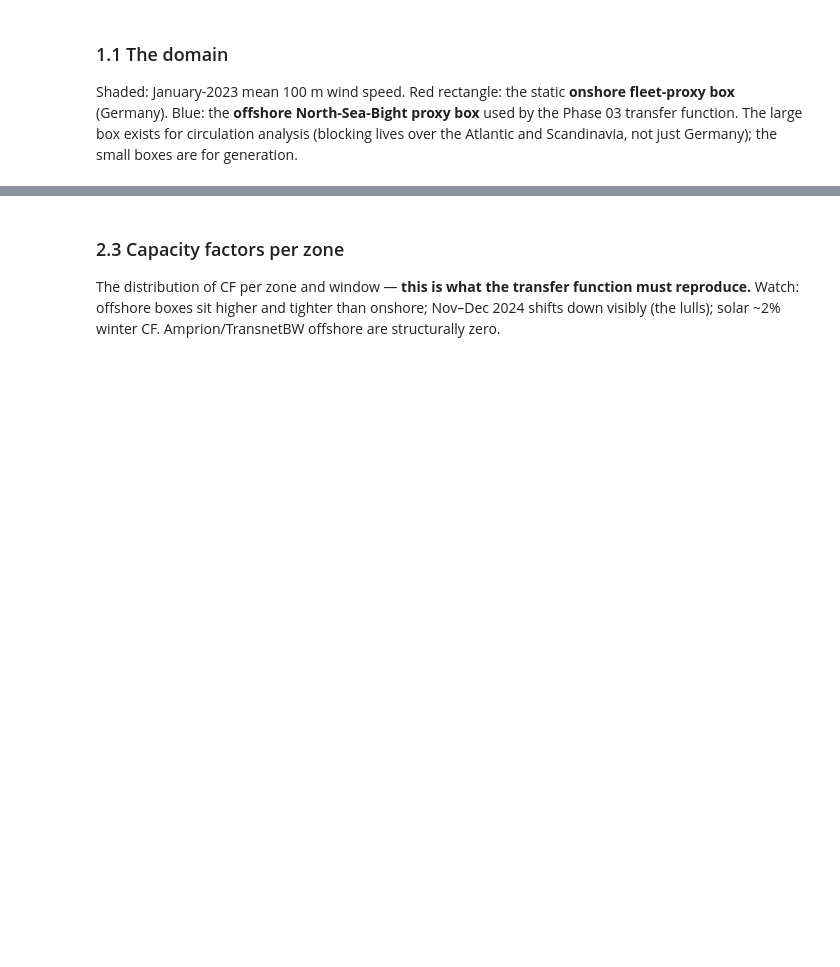
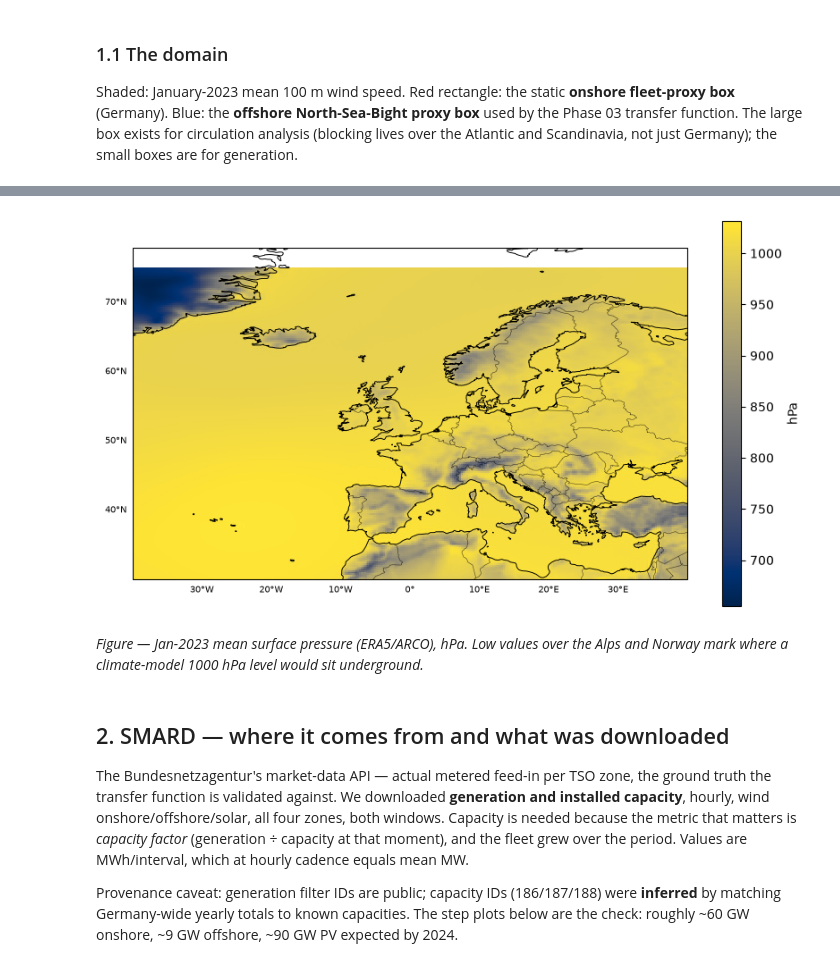
Before and after one commit to TunaHim/EuroGrid-Climate-Dynamics, a Jupyter notebook: notebooks/01_eda.ipynb, the cells around one changed output, grey strips where cells are left out. Saved outputs shown, nothing was run; the diff lists cells and outputs as text; code cells hidden in the pictures; blank space fills up the shorter version.

```diff
--- a/notebooks/01_eda.ipynb
+++ b/notebooks/01_eda.ipynb
@@ -461,7 +326,31 @@ plt.show()
+# %%
+# Mean surface-pressure map (hPa) for Jan 2023.
+fig, ax = plt.subplots(figsize=(10, 7), subplot_kw={"projection": PC})
+map_ax(ax, "Mean surface pressure, Jan 2023")
+(ds.sp.mean("time") / 100).plot.pcolormesh(
+    ax=ax,
+    transform=PC,
+    cmap="cividis",
+    add_colorbar=True,
+    cbar_kwargs={"label": "hPa", "shrink": 0.8},
+)
+plt.show()
+# %% [output]
+[figure, added]
+# %% [markdown]
+*Figure — Jan-2023 mean surface pressure (ERA5/ARCO), hPa. Low values over the Alps and*
+*Norway mark where a climate-model 1000 hPa level would sit underground.*
 # %% [markdown]
-### 2.3 Capacity factors per zone
+## 2. SMARD — where it comes from and what was downloaded
 
-The distribution of CF per zone and window — **this is what the transfer function must reproduce.**
-Watch: offshore boxes sit higher and tighter than onshore; Nov–Dec 2024 shifts down
-visibly (the lulls); solar ~2% winter CF. Amprion/TransnetBW offshore are structurally zero.
+The Bundesnetzagentur's market-data API — actual metered feed-in per TSO zone, the ground
+truth the transfer function is validated against. We downloaded **generation and installed
+capacity**, hourly, wind onshore/offshore/solar, all four zones, both windows. Capacity is
+needed because the metric that matters is *capacity factor* (generation ÷ capacity at that
+moment), and the fleet grew over the period. Values are MWh/interval, which at hourly
+cadence equals mean MW.
+
+Provenance caveat: generation filter IDs are public; capacity IDs (186/187/188) were
+**inferred** by matching Germany-wide yearly totals to known capacities. The step plots
+below are the check: roughly ~60 GW onshore, ~9 GW offshore, ~90 GW PV expected by 2024.
 # %%
```
Also changed, not shown: parts of 43 cells of this notebook.
